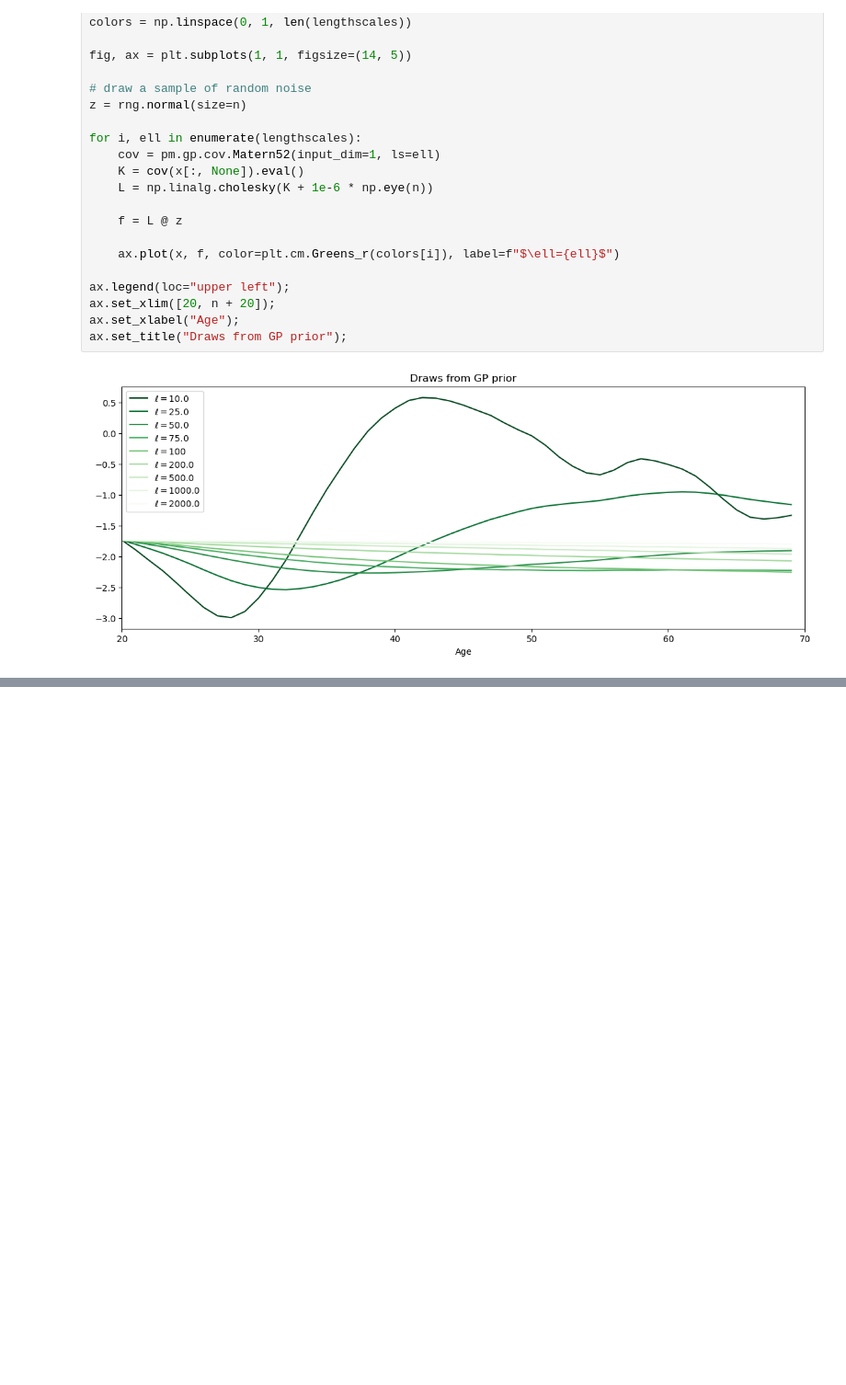
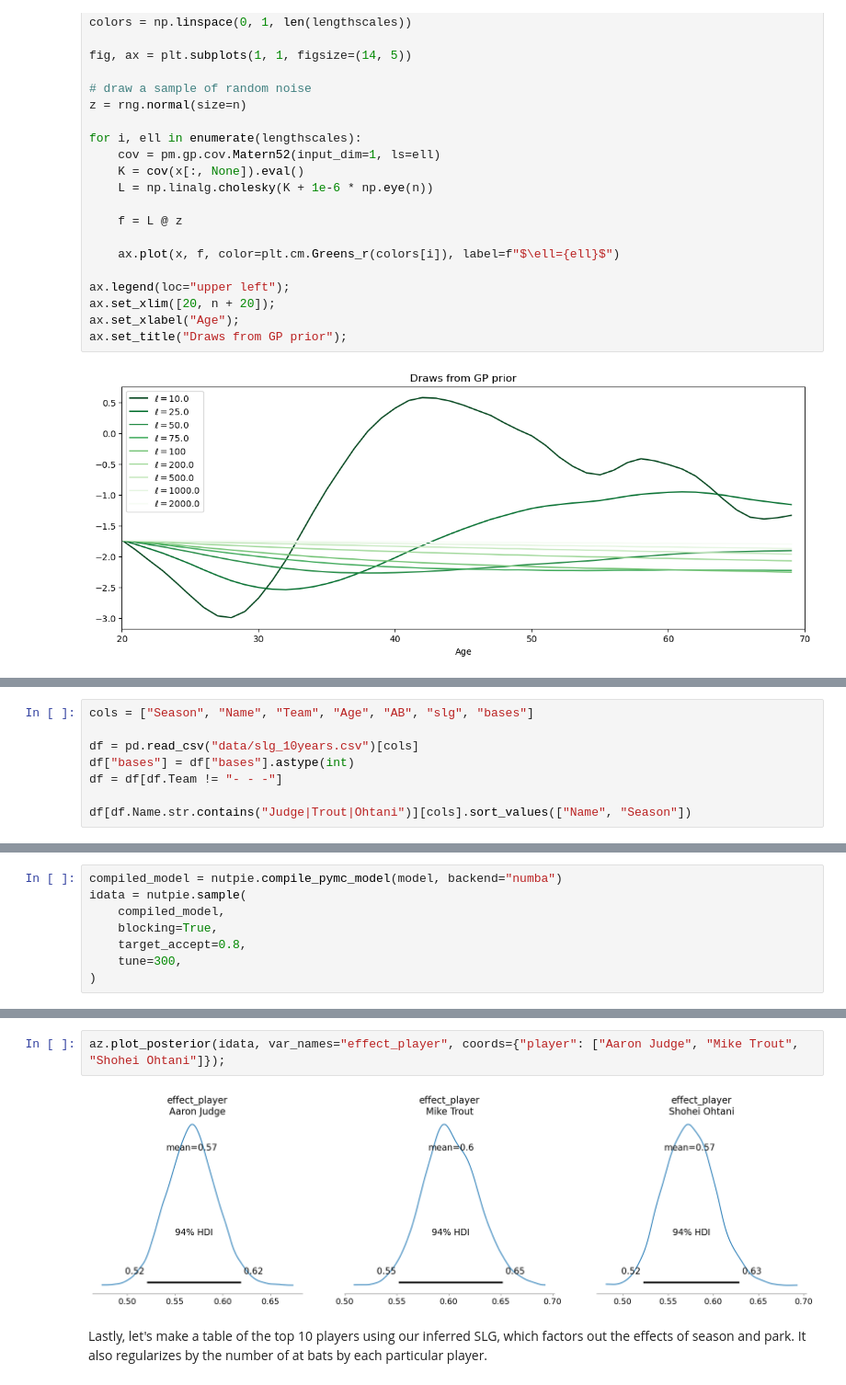
Before and after one commit to bwengals/pydata_global_2024_GPs, a Jupyter notebook: gps_in_practice.ipynb, the cells around one changed output, grey strips where cells are left out. Shown at 92% size. Saved outputs shown, nothing was run; the diff lists cells and outputs as text; blank space fills up the shorter version.

```diff
--- a/gps_in_practice.ipynb
+++ b/gps_in_practice.ipynb
@@ -507,0 +444,8 @@ Use Matern, not ExpQuad.  The posterior mean is always smoother than the posteri
+# %%
+cols = ["Season", "Name", "Team", "Age", "AB", "slg", "bases"]
+
+df = pd.read_csv("data/slg_10years.csv")[cols]
+df["bases"] = df["bases"].astype(int)
+df = df[df.Team != "- - -"]
+
+df[df.Name.str.contains("Judge|Trout|Ohtani")][cols].sort_values(["Name", "Season"])
@@ -507,0 +534,8 @@ Use Matern, not ExpQuad.  The posterior mean is always smoother than the posteri
+# %%
+compiled_model = nutpie.compile_pymc_model(model, backend="numba")
+idata = nutpie.sample(
+    compiled_model,
+    blocking=True,
+    target_accept=0.8,
+    tune=300,
+)
@@ -507,0 +584,6 @@ Use Matern, not ExpQuad.  The posterior mean is always smoother than the posteri
+# %%
+az.plot_posterior(idata, var_names="effect_player", coords={"player": ["Aaron Judge", "Mike Trout", "Shohei Ohtani"]});
+# %% [output]
+[figure, added]
+# %% [markdown]
+Lastly, let's make a table of the top 10 players using our inferred SLG, which factors out the effects of season and park.  It also regularizes by the number of at bats by each particular player.
```
Also changed, not shown: parts of 37 cells of this notebook.
